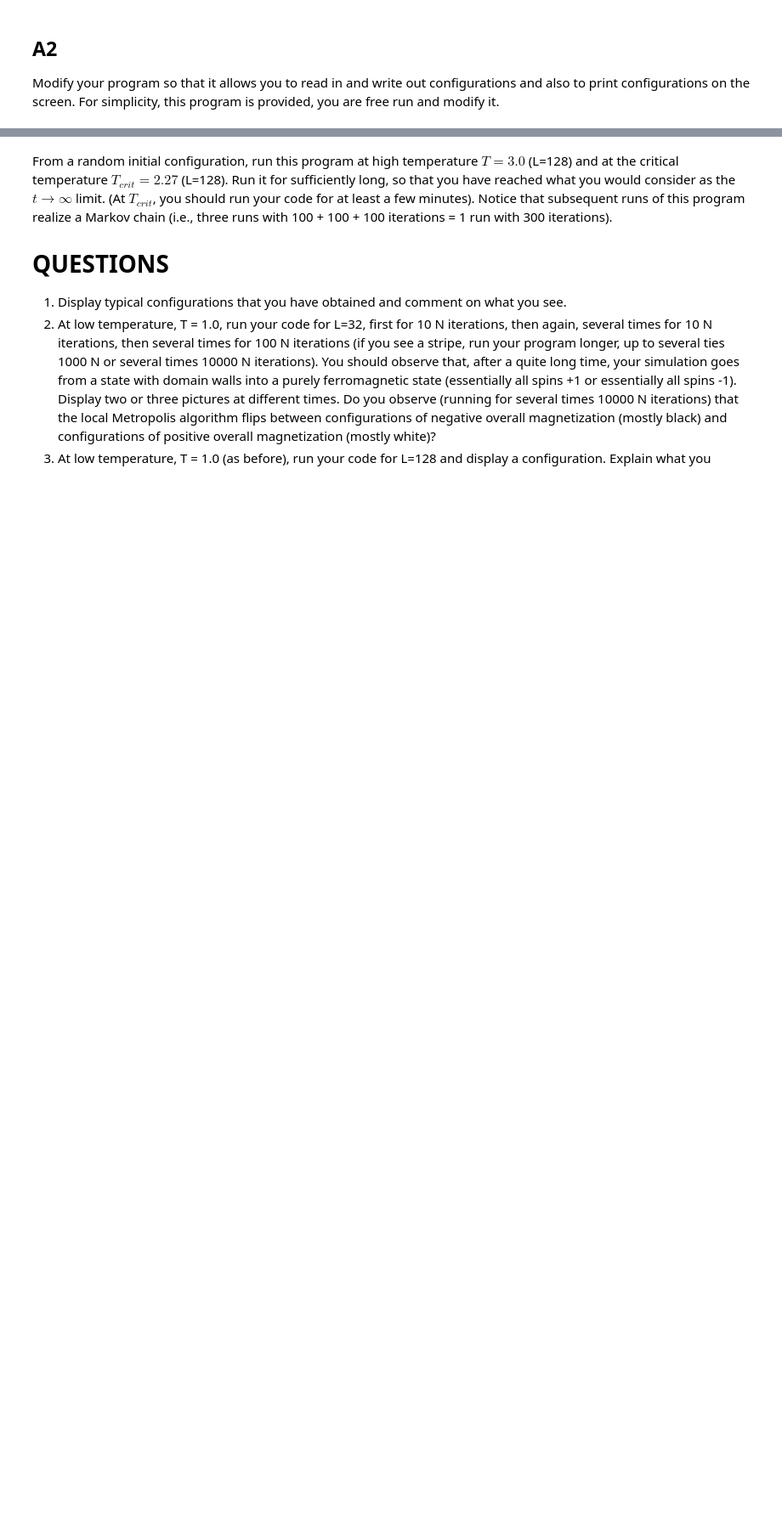
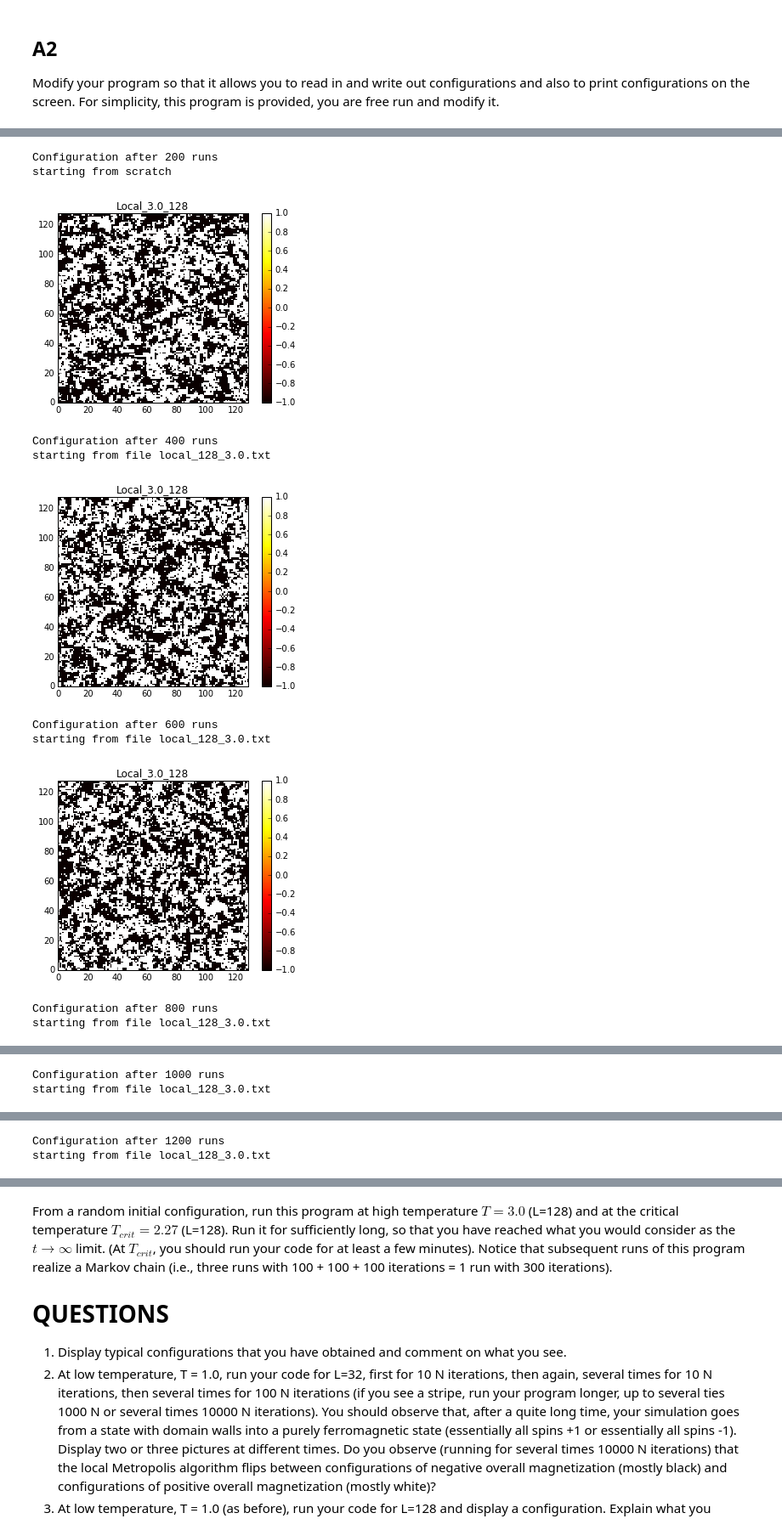
Before and after one commit to MirekJ/mirekJ_7110_v2, a Jupyter notebook: Homework/HW8.ipynb, the cells around one changed output, grey strips where cells are left out. Shown: that part at 85% size. Saved outputs shown, nothing was run; the diff lists cells and outputs as text; code cells hidden in the pictures; blank space fills up the shorter version.

```diff
--- a/Homework/HW8.ipynb
+++ b/Homework/HW8.ipynb
@@ -28,19 +28,21 @@ nbr = {i : ((i // L) * L + (i + 1) % L, (i + L) % N,
 
 T = 2.0
 filename = 'local_'+ str(L) + '_' + str(T) + '.txt'
-S = [random.choice([1, -1]) for k in range(N)]
-nsteps = N * 100
+nsteps = N * 100000
 beta = 1.0 / T
-Energy = energy(S, N, nbr)
-E = []
+E_means = []
 
-for step in range(nsteps):
-    k = random.randint(0, N - 1)
-    delta_E = 2.0 * S[k] * sum(S[nn] for nn in nbr[k])
-    if random.uniform(0.0, 1.0) < math.exp(-beta * delta_E):
-        S[k] *= -1
-        Energy += delta_E
-    E.append(Energy)
-E_mean = sum(E)/ len(E)
-
-print sum(E) / len(E) / N, 'mean energy'
+for i in xrange(4):
+    S = [random.choice([1, -1]) for k in range(N)]
+    Energy = energy(S, N, nbr)
+    E = []
+    for step in range(nsteps):
+        k = random.randint(0, N - 1)
+        delta_E = 2.0 * S[k] * sum(S[nn] for nn in nbr[k])
+        if random.uniform(0.0, 1.0) < math.exp(-beta * delta_E):
+            S[k] *= -1
+            Energy += delta_E
+        E.append(Energy)
+    E_means.append(sum(E)/len(E)/N)
+    print sum(E) / len(E) / N, 'mean energy run %i'%(i)
+print "Mean value from %i independent runs = %f"%(i, sum(E_means)/len(E_means))
@@ -110,0 +168,17 @@ f.close()
+# %%
+modifier = 200
+for sweep in xrange(1, 10):
+    print "Configuration after %i runs"%(sweep*modifier)
+    localMetropolis(128, 3.0, modifier)
+# %% [output]
+Configuration after 200 runs
+starting from scratch
+[figure, added]
+Configuration after 400 runs
+starting from file local_128_3.0.txt
+[figure, added]
+Configuration after 600 runs
+starting from file local_128_3.0.txt
+[figure, added]
+Configuration after 800 runs
+starting from file local_128_3.0.txt
@@ -110,0 +186,2 @@ f.close()
+Configuration after 1000 runs
+starting from file local_128_3.0.txt
@@ -110,0 +189,2 @@ f.close()
+Configuration after 1200 runs
+starting from file local_128_3.0.txt
```
Also changed, not shown: parts of 26 cells of this notebook.
